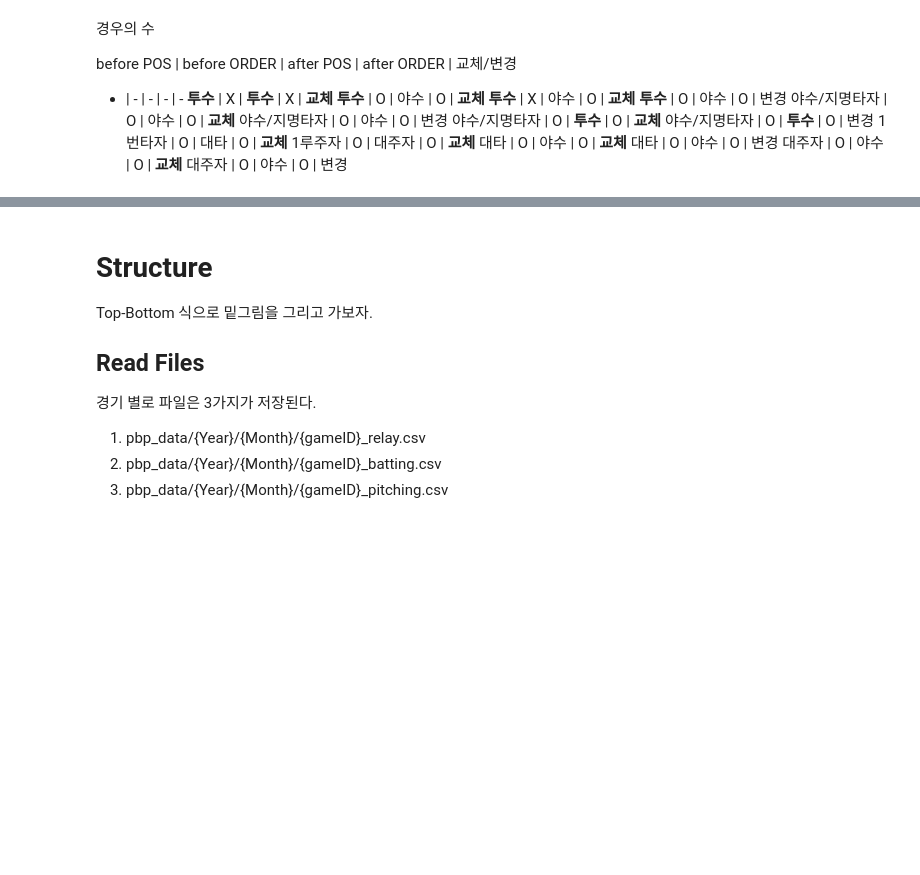
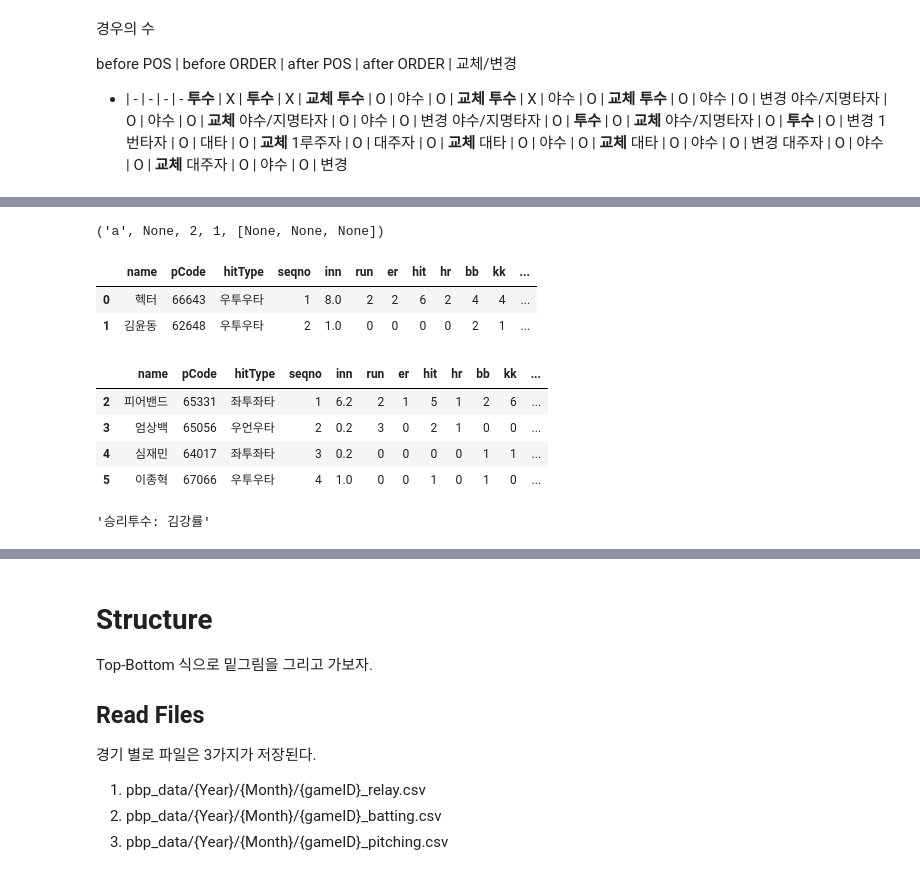
Before and after one commit to kparkk2/KBO_pbp_text_crawler, a Jupyter notebook: new_parser.ipynb, the cells around one changed output, grey strips where cells are left out. Drawn from its saved outputs; the diff is of its cells as text; code cells hidden in the pictures; blank space fills up the shorter version.

```diff
--- a/new_parser.ipynb
+++ b/new_parser.ipynb
@@ -630,0 +569,22 @@ TO 107
+# %%
+homeaway, order, seqno, before_base, bases
+# %% [output]
+('a', None, 2, 1, [None, None, None])
+# %%
+pdf.loc[(pdf.homeaway == 'a')]
+# %% [output]
+|  | name | pCode | hitType | seqno | inn | run | er | hit | hr | bb | kk | ... |
+| 0 | 헥터 | 66643 | 우투우타 | 1 | 8.0 | 2 | 2 | 6 | 2 | 4 | 4 | ... |
+| 1 | 김윤동 | 62648 | 우투우타 | 2 | 1.0 | 0 | 0 | 0 | 0 | 2 | 1 | ... |
+# %%
+pdf.loc[(pdf.homeaway == 'h')]
+# %% [output]
+|  | name | pCode | hitType | seqno | inn | run | er | hit | hr | bb | kk | ... |
+| 2 | 피어밴드 | 65331 | 좌투좌타 | 1 | 6.2 | 2 | 1 | 5 | 1 | 2 | 6 | ... |
+| 3 | 엄상백 | 65056 | 우언우타 | 2 | 0.2 | 3 | 0 | 2 | 1 | 0 | 0 | ... |
+| 4 | 심재민 | 64017 | 좌투좌타 | 3 | 0.2 | 0 | 0 | 0 | 0 | 1 | 1 | ... |
+| 5 | 이종혁 | 67066 | 우투우타 | 4 | 1.0 | 0 | 0 | 1 | 0 | 1 | 0 | ... |
+# %%
+row.text
+# %% [output]
+'승리투수: 김강률'
```
Also changed, not shown: parts of 7 cells of this notebook.
